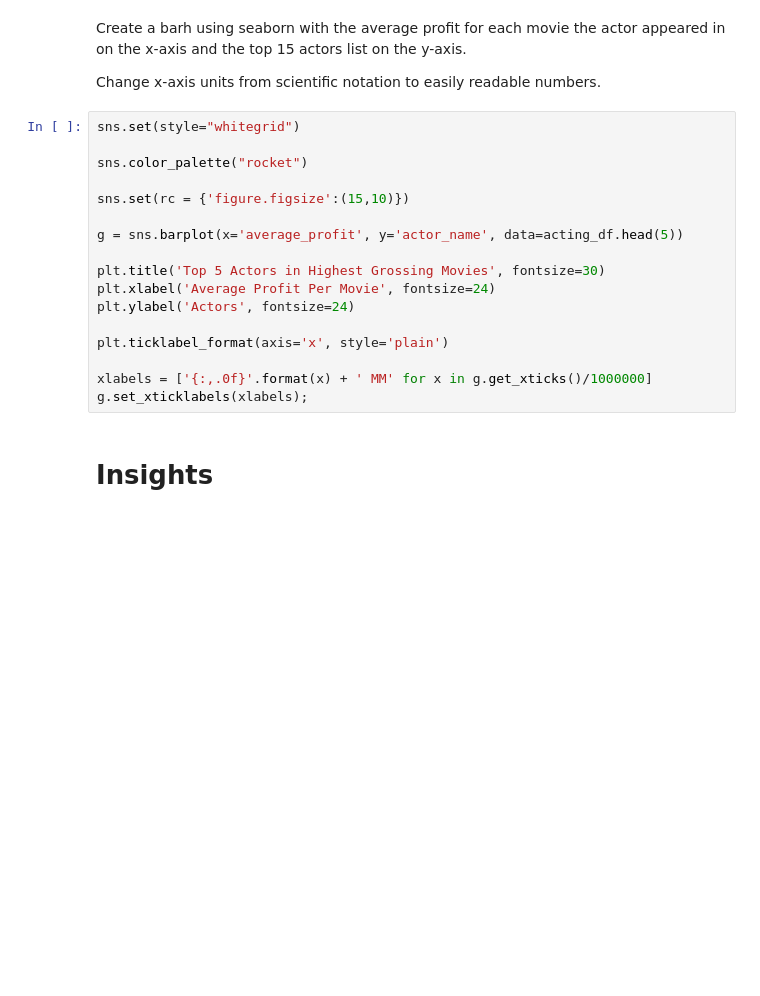
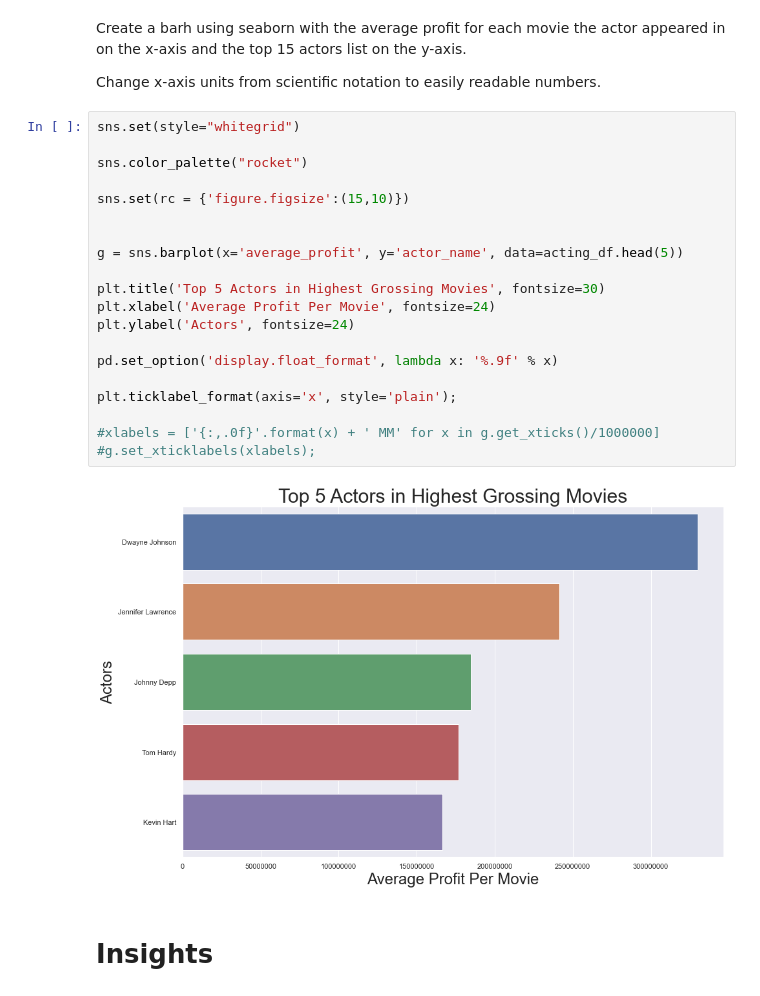
Before and after one commit to JordanMang/phase_1_id10t_team, a Jupyter notebook: working_jupyter_notebooks/am.ipynb, the cells around one changed output. Drawn from its saved outputs; the diff is of its cells as text; blank space fills up the shorter version.

```diff
--- a/working_jupyter_notebooks/am.ipynb
+++ b/working_jupyter_notebooks/am.ipynb
@@ -257,20 +434,25 @@ Change x-axis units from scientific notation to easily readable numbers.
 # %%
 sns.set(style="whitegrid")
 
 sns.color_palette("rocket")
 
 sns.set(rc = {'figure.figsize':(15,10)})
 
+
 g = sns.barplot(x='average_profit', y='actor_name', data=acting_df.head(5))
 
 plt.title('Top 5 Actors in Highest Grossing Movies', fontsize=30)
 plt.xlabel('Average Profit Per Movie', fontsize=24)
 plt.ylabel('Actors', fontsize=24)
 
-plt.ticklabel_format(axis='x', style='plain')
+pd.set_option('display.float_format', lambda x: '%.9f' % x)
 
-xlabels = ['{:,.0f}'.format(x) + ' MM' for x in g.get_xticks()/1000000]
-g.set_xticklabels(xlabels);
+plt.ticklabel_format(axis='x', style='plain');
+
+#xlabels = ['{:,.0f}'.format(x) + ' MM' for x in g.get_xticks()/1000000]
+#g.set_xticklabels(xlabels);
+# %% [output]
+[figure, added]
 # %% [markdown]
 # Insights
 # %% [markdown]
```
Also changed, not shown: parts of 16 cells of this notebook.
